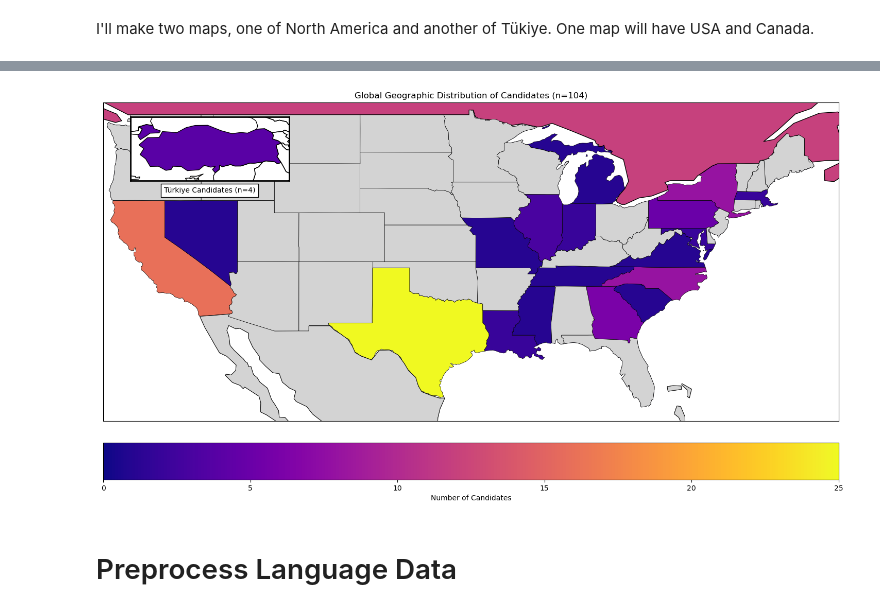
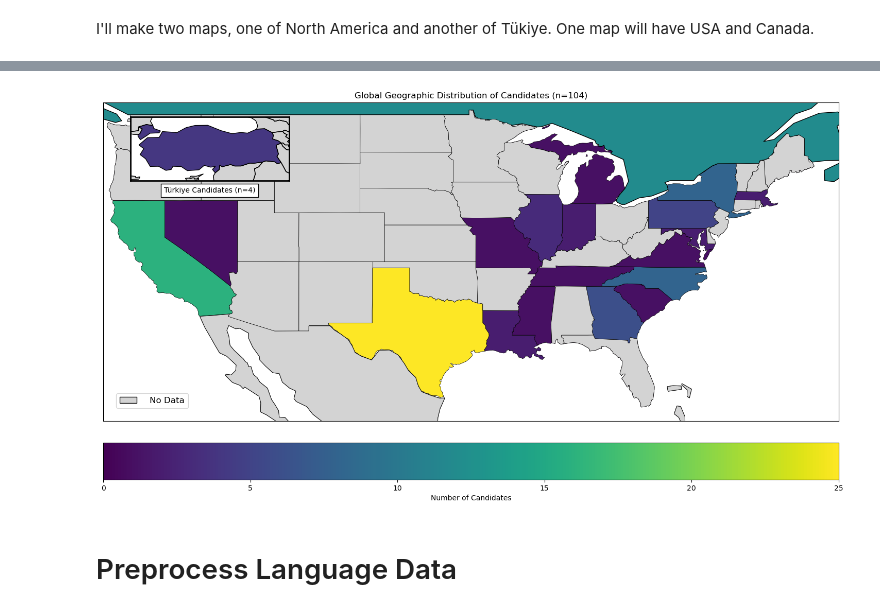
Before and after one commit to sralter/potential_talents, a Jupyter notebook: potential_talents.ipynb, the cells around one changed output, grey strips where cells are left out. Drawn from its saved outputs; the diff is of its cells as text; code cells hidden in the pictures.

Commit message:
choropleth done!

```diff
--- a/potential_talents.ipynb
+++ b/potential_talents.ipynb
@@ -980,11 +1004,15 @@ ax.get_xaxis().set_ticks([])
 ax.get_yaxis().set_ticks([])
 ax.set_aspect('equal')
 
+cmap='viridis'
+
 # Color scale limits for continuous values
 vmin, vmax = counts_all['ct_display'].min(), counts_all['ct_display'].max()
 
 # Türkiye Inset
 axins = inset_axes(ax, width='25%', height='20%', loc='upper left', borderpad=2)
+# Overlay areas where 'ct' == 0 with a custom color
+counts_all[counts_all['ct'] == 0].plot(ax=axins, color=custom_color, linewidth=0.5, edgecolor='black',legend=True)
 axins.text(0.5, -0.1, f"Türkiye Candidates (n={counts_tur['ct'].values[0]:.0f})", ha='center', va='top',
            transform=axins.transAxes, fontsize=10,
            bbox=dict(facecolor='white', edgecolor='black', boxstyle='square,pad=0.4'))
@@ -996,42 +1024,66 @@ axins.get_xaxis().set_ticks([])
 axins.get_yaxis().set_ticks([])
 
 # Set inset bounds around Türkiye
 tur_bounds = counts_tur.total_bounds
 axins.set_xlim([tur_bounds[0] - 1, tur_bounds[2] + 1])
 axins.set_ylim([tur_bounds[1] - 1, tur_bounds[3] + 1])
 
 # Plot Türkiye data and background borders in inset
-counts_tur.plot(column='ct_display', cmap='plasma', linewidth=0.5, legend=False, ax=axins, vmin=vmin, vmax=vmax)
+counts_tur.plot(column='ct_display', cmap=cmap, linewidth=0.5, legend=False, ax=axins, vmin=vmin, vmax=vmax)
 borders.plot(ax=axins, edgecolor='black', facecolor='none')
 
 # Plot USA choropleth (excluding Alaska, Hawaii, Puerto Rico)
-counts_usa.query("state not in ['AK', 'HI', 'PR']").plot(column='ct_display', cmap='plasma', linewidth=0.5,
+counts_usa.query("state not in ['AK', 'HI', 'PR']").plot(column='ct_display', cmap=cmap, linewidth=0.5,
                                                          legend=False, ax=ax, vmin=vmin, vmax=vmax,
                                                         edgecolor='black')
 
 # Plot Canada choropleth
-counts_can.plot(column='ct_display', cmap='plasma', linewidth=0.5, legend=False, ax=ax, vmin=vmin, vmax=vmax)
+counts_can.plot(column='ct_display', cmap=cmap, linewidth=0.5, legend=False, ax=ax, vmin=vmin, vmax=vmax)
 
 # Plot world borders (excluding USA for state-level plots)
-# & iso_a3 != 'BHS' & iso_a3 != 'MEX'")\
 borders.query("iso_a3 != 'USA'")\
     .plot(ax=ax, edgecolor='black', facecolor='none')
 
-# Overlay areas where 'ct' == -1 with a custom color
+# Overlay areas where 'ct' == 0 with a custom color
 counts_all[counts_all['ct'] == 0].plot(ax=ax, color=custom_color, linewidth=0.5, edgecolor='black',legend=True)
 
 # Color bar for continuous color scale
-sm = plt.cm.ScalarMappable(cmap='plasma', norm=plt.Normalize(vmin=vmin, vmax=vmax))
-fig.colorbar(sm, ax=ax, orientation="horizontal", pad=0.03, label='Number of Candidates')
+sm = plt.cm.ScalarMappable(cmap=cmap, norm=plt.Normalize(vmin=vmin, vmax=vmax))
+cbar = fig.colorbar(sm,
+             ax=ax,
+             orientation="horizontal",
+             pad=0.03,
+             label='Number of Candidates')
+
+cbar.set_ticks(np.arange(int(vmin), int(vmax)+1, 5))
 
 # Map limits for North America focus
 ax.set_xlim([-125, -65])
 ax.set_ylim([24, 50])
 
-# Show the plot
+# add custom legend with No Data box
+# create custom legend handles
+legend_elements = [
+    Patch(facecolor=custom_color, edgecolor="black", label="No Data")
+]
+
+# add the custom legend to the plot
+ax.legend(handles=legend_elements,
+          title="",
+          loc="lower left",
+          frameon=True,
+          fontsize=12,
+          borderaxespad=1.5,
+          handlelength=2,
+          handletextpad=1.5)
+
+plt.savefig('figures/3_map_choropleth.pdf',bbox_inches='tight')
+plt.savefig('figures/3_map_choropleth.jpg',bbox_inches='tight')
+plt.savefig('figures/3_map_choropleth.png',bbox_inches='tight')
+
 plt.show()
 # %% [output]
-[figure, old version]
+[figure, new version]
 # %% [markdown]
 # Preprocess Language Data
 # %%
```
Also changed, not shown: parts of 11 cells of this notebook, 9 other files.
